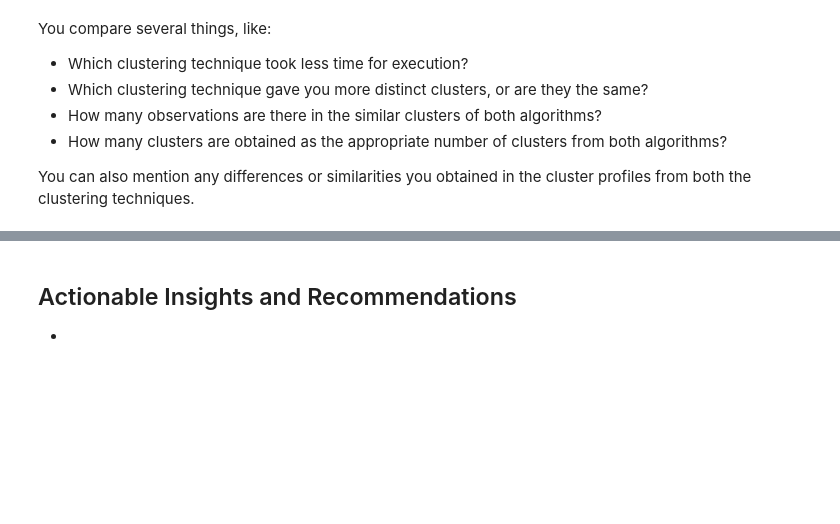
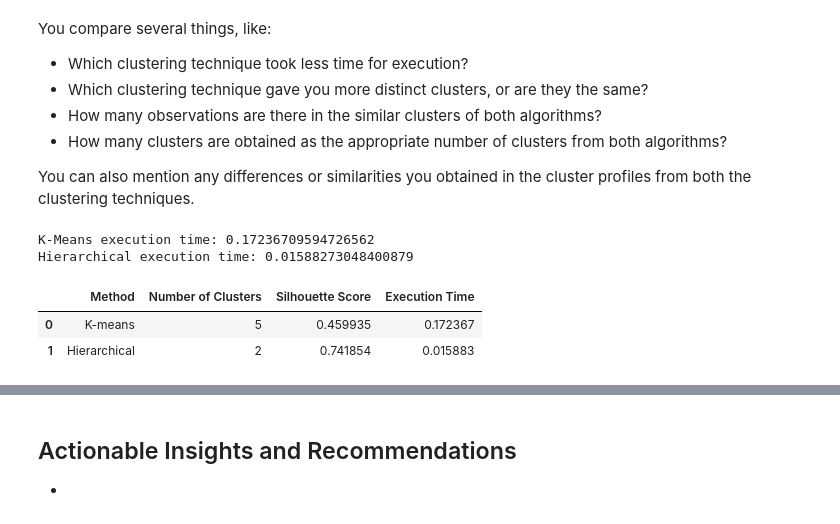
Before and after one commit to Irene-coder-dot/Trade-Ahead-Project, a Jupyter notebook: USL_Project_LearnerNotebook_FullCode.ipynb, the cells around one changed output, grey strips where cells are left out. Drawn from its saved outputs; the diff is of its cells as text; code cells hidden in the pictures; blank space fills up the shorter version.

```diff
--- a/USL_Project_LearnerNotebook_FullCode.ipynb
+++ b/USL_Project_LearnerNotebook_FullCode.ipynb
@@ -1266,3 +1268,56 @@ You compare several things, like:
 - How many clusters are obtained as the appropriate number of clusters from both algorithms?
 
 You can also mention any differences or similarities you obtained in the cluster profiles from both the clustering techniques.
+# %%
+
+# K-Means execution time
+start_time = time.time()
+
+kmeans_model = KMeans(
+    n_clusters=5,
+    random_state=42,
+    n_init=10
+)
+
+kmeans_labels = kmeans_model.fit_predict(X_scaled)
+
+kmeans_time = time.time() - start_time
+
+
+# Hierarchical execution time
+start_time = time.time()
+
+hierarchical_model = AgglomerativeClustering(
+    n_clusters=2,
+    linkage='average'
+)
+
+hierarchical_labels = hierarchical_model.fit_predict(X_scaled)
+
+hierarchical_time = time.time() - start_time
+
+
+print("K-Means execution time:", kmeans_time)
+print("Hierarchical execution time:", hierarchical_time)
+# %% [output]
+K-Means execution time: 0.17236709594726562
+Hierarchical execution time: 0.01588273048400879
+# %%
+comparison = pd.DataFrame({
+    'Method': ['K-means', 'Hierarchical'],
+    'Number of Clusters': [5, 2],
+    'Silhouette Score': [
+        silhouette_score(X_scaled, kmeans_labels),
+        silhouette_score(X_scaled, hierarchical_labels)
+    ],
+    'Execution Time': [
+        kmeans_time,
+        hierarchical_time
+    ]
+})
+
+comparison
+# %% [output]
+|  | Method | Number of Clusters | Silhouette Score | Execution Time |
+| 0 | K-means | 5 | 0.459935 | 0.172367 |
+| 1 | Hierarchical | 2 | 0.741854 | 0.015883 |
```
Also changed, not shown: parts of 4 cells of this notebook.
